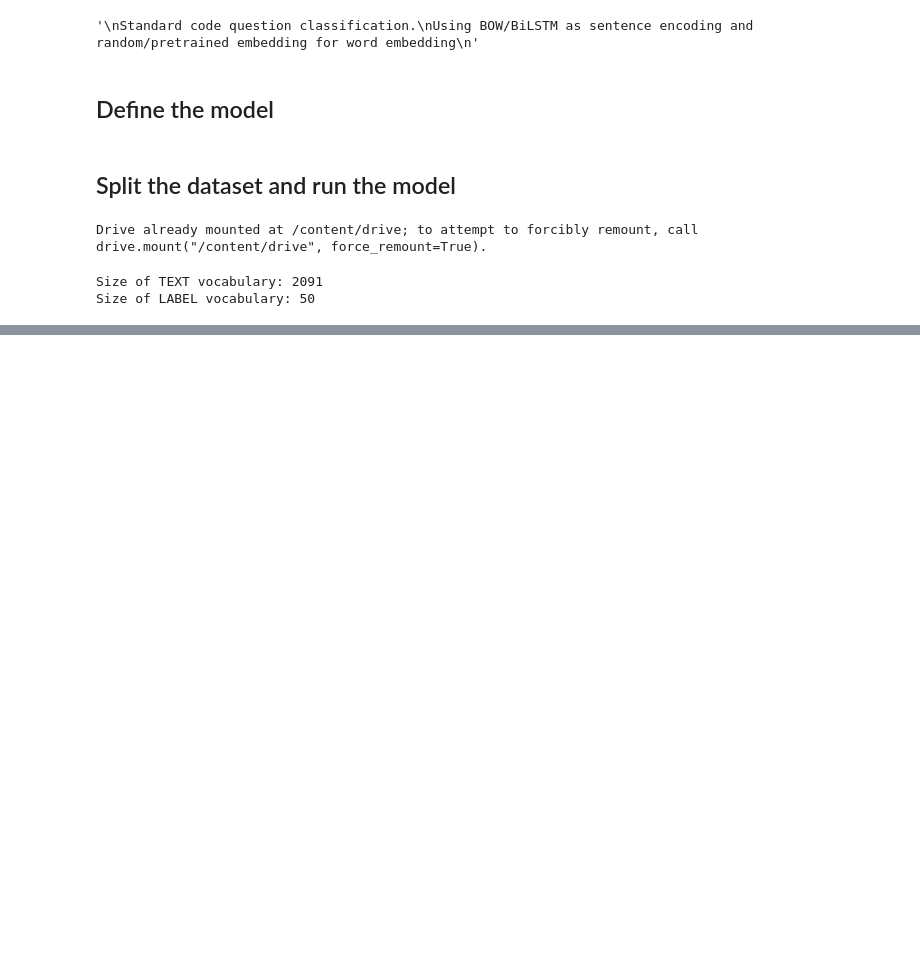
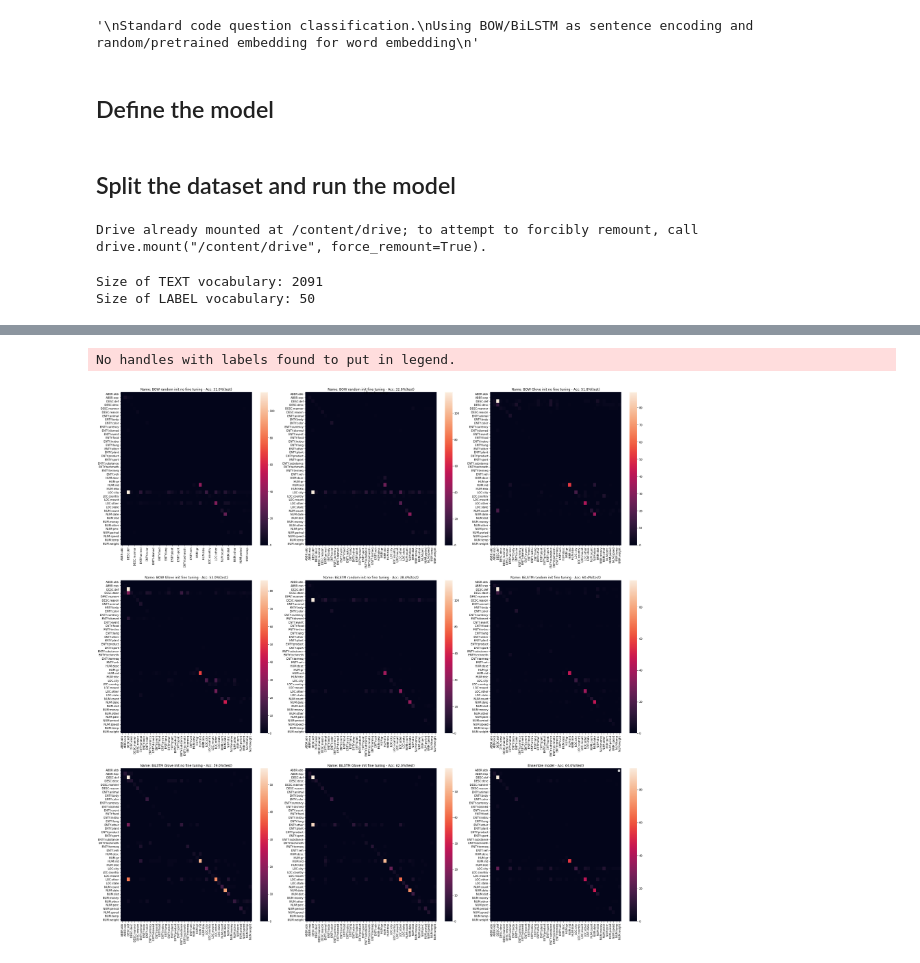
Before and after one commit to Articunoshome/question-classification, a Jupyter notebook: question_classification.ipynb, the cells around one changed output, grey strips where cells are left out. Cells and saved outputs as stored; diff of their text form; code cells hidden in the pictures; blank space fills up the shorter version.

```diff
--- a/question_classification.ipynb
+++ b/question_classification.ipynb
@@ -606,0 +688,31 @@ for name, m in zip(model_names,model_list):
+# %%
+from sklearn.metrics import confusion_matrix, plot_precision_recall_curve
+print('Checking the results of test dataset...')
+final_models = []
+for a,b in zip(df.columns,df.idxmax()):
+  final_models.append((a,models[b][a]))
+x_test = []
+y_test_l = []
+resp = requests.get('https://cogcomp.seas.upenn.edu/Data/QA/QC/TREC_10.label')
+test_text = resp.content.decode(errors="ignore").splitlines()
+for line in test_text:
+  label, text = line.split(' ',1)
+  x_test.append(text)
+  y_test_l.append(label)
+x_test = TEXT.convert_sentences_to_encoding(x_test)
+y_test = np.array(LABEL.convert_labels_to_encodings(y_test_l))
+
+conf_mat=dict()
+for name, m in final_models:
+  y_pred = m.predict(x_test)
+  test_acc = (y_pred == y_test).sum().item()/len(y_test)
+  title = f"Name: {name} - Accuracy: {test_acc * 100:.1f}%(test) - F1-score: {f1_score(y_test,y_pred,average='weighted')}"
+  print(title)
+  conf_mat[title] = confusion_matrix(LABEL.convert_encodings_to_labels(y_pred),y_test_l,labels=np.unique(y_test_l))
+
+model = Ensemble([x[1] for x in final_models],device)
+y_pred = model.predict(x_test)
+test_acc = (y_pred == y_test).sum().item()/len(y_test)
+title = f"Ensemble model - Acc: {test_acc * 100:.1f}%(test)- F1-score: {f1_score(y_test,y_pred,average='weighted')}"
+conf_mat[title] = confusion_matrix(LABEL.convert_encodings_to_labels(y_pred),y_test_l,labels=np.unique(y_test_l))
+print(title)
@@ -606,0 +730,15 @@ for name, m in zip(model_names,model_list):
+# %%
+import seaborn as sn
+fig, axs = plt.subplots(3, 3,figsize=(30,30))
+fig.suptitle("Confusion matrices")
+fig.suptitle("LR vs Accuracy")
+fig.set_tight_layout(tight={"pad":3})
+for i, (name,mat) in enumerate(conf_mat.items()):
+  axs[i//3,i%3].set_title(name)
+  df_cm = pd.DataFrame(mat,index=np.unique(y_test_l),columns=np.unique(y_test_l))
+  sn.heatmap(df_cm,ax=axs[i//3,i%3])
+plt.legend()
+plt.show()
+# %% [output]
+No handles with labels found to put in legend.
+[figure, added]
```
Also changed, not shown: parts of 14 cells of this notebook.
